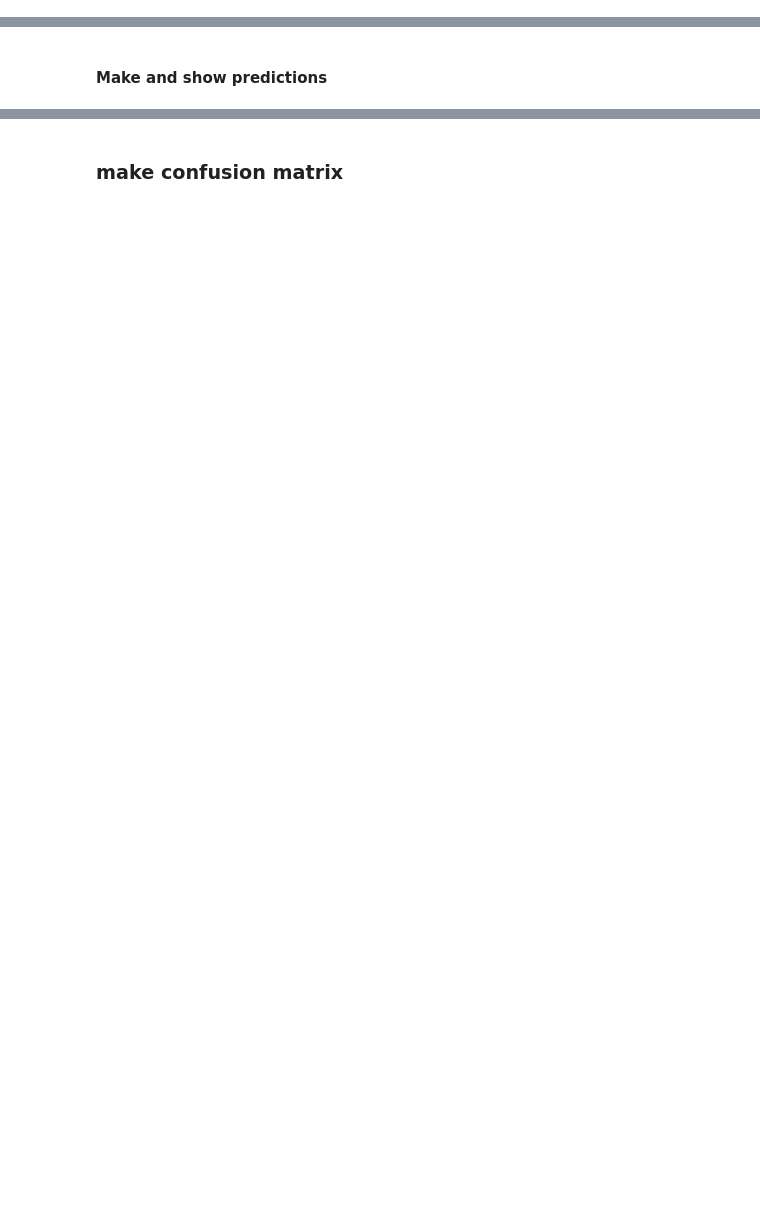
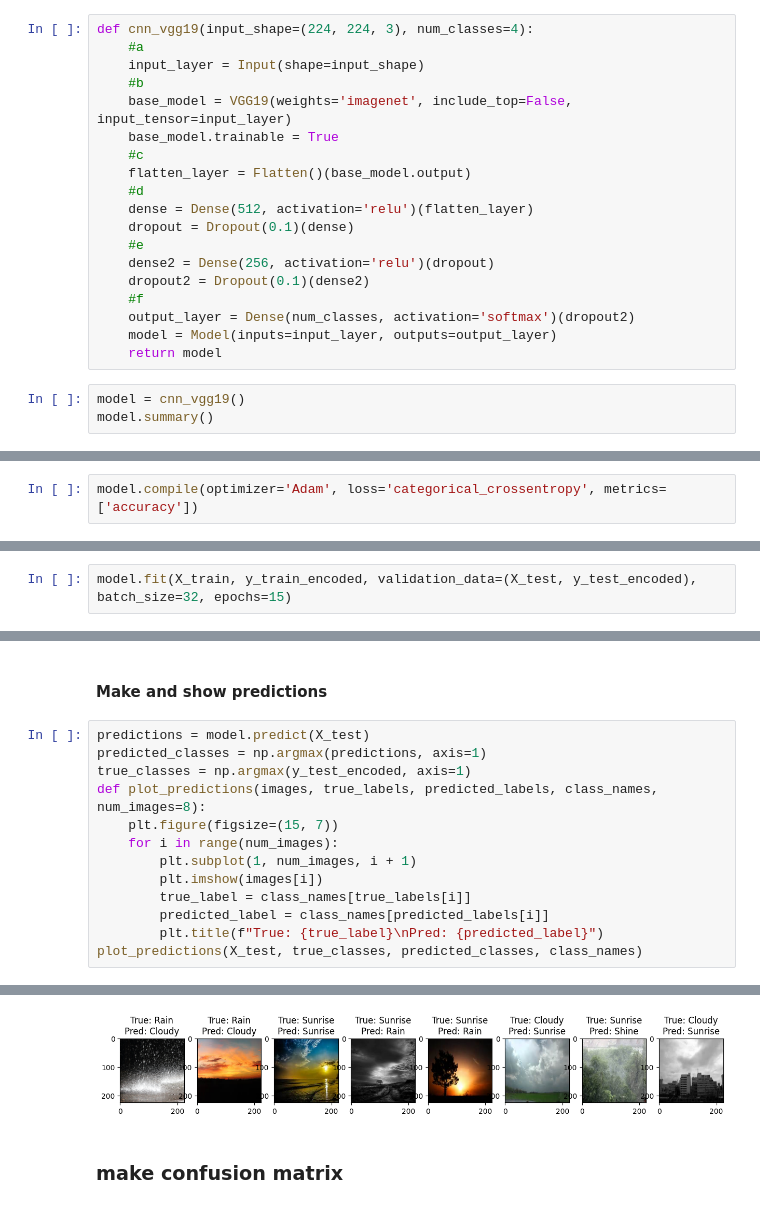
Before and after one commit to simulate111/Computer-Vision-and-Sensor-Fusion, a Jupyter notebook: Assignment_2_template.ipynb, the cells around one changed output, grey strips where cells are left out. Drawn from its saved outputs; the diff is of its cells as text; blank space fills up the shorter version.

```diff
--- a/Assignment_2_template.ipynb
+++ b/Assignment_2_template.ipynb
@@ -92,3 +128,25 @@ c.	Add a flatten layer
 d.	Add a Dense layer with 512 units and a dropout layer with 0.1 unit.
 e.	Add a Dense layer with 256 units and a dropout layer with 0.1 unit.
 f.	Add the final classifier with the correct number of units and the suitable activation.
+# %%
+def cnn_vgg19(input_shape=(224, 224, 3), num_classes=4):
+    #a
+    input_layer = Input(shape=input_shape)
+    #b
+    base_model = VGG19(weights='imagenet', include_top=False, input_tensor=input_layer)
+    base_model.trainable = True
+    #c
+    flatten_layer = Flatten()(base_model.output)
+    #d
+    dense = Dense(512, activation='relu')(flatten_layer)
+    dropout = Dropout(0.1)(dense)
+    #e
+    dense2 = Dense(256, activation='relu')(dropout)
+    dropout2 = Dropout(0.1)(dense2)
+    #f
+    output_layer = Dense(num_classes, activation='softmax')(dropout2)
+    model = Model(inputs=input_layer, outputs=output_layer)
+    return model
+# %%
+model = cnn_vgg19()
+model.summary()
@@ -95,4 +175,8 @@ f.	Add the final classifier with the correct number of units and the suitable ac
 # %% [markdown]
 ### compile the model with adam
+# %%
+model.compile(optimizer='Adam', loss='categorical_crossentropy', metrics=['accuracy'])
 # %% [markdown]
 ### Fit the model with batch size 32 and 15 epochs (This take 15 - 20 minutes with the CPU)
+# %%
+model.fit(X_train, y_train_encoded, validation_data=(X_test, y_test_encoded), batch_size=32, epochs=15)
@@ -101,2 +209,16 @@ f.	Add the final classifier with the correct number of units and the suitable ac
 # %% [markdown]
 #### Make and show predictions
+# %%
+predictions = model.predict(X_test)
+predicted_classes = np.argmax(predictions, axis=1)
+true_classes = np.argmax(y_test_encoded, axis=1)
+def plot_predictions(images, true_labels, predicted_labels, class_names, num_images=8):
+    plt.figure(figsize=(15, 7))
+    for i in range(num_images):
+        plt.subplot(1, num_images, i + 1)
+        plt.imshow(images[i])
+        true_label = class_names[true_labels[i]]
+        predicted_label = class_names[predicted_labels[i]]
+        plt.title(f"True: {true_label}\nPred: {predicted_label}")
+plot_predictions(X_test, true_classes, predicted_classes, class_names)
+# %% [output]
@@ -103,2 +226,3 @@ f.	Add the final classifier with the correct number of units and the suitable ac
+[figure, added]
 # %% [markdown]
 ### make confusion matrix
```
Also changed, not shown: parts of 18 cells of this notebook.
